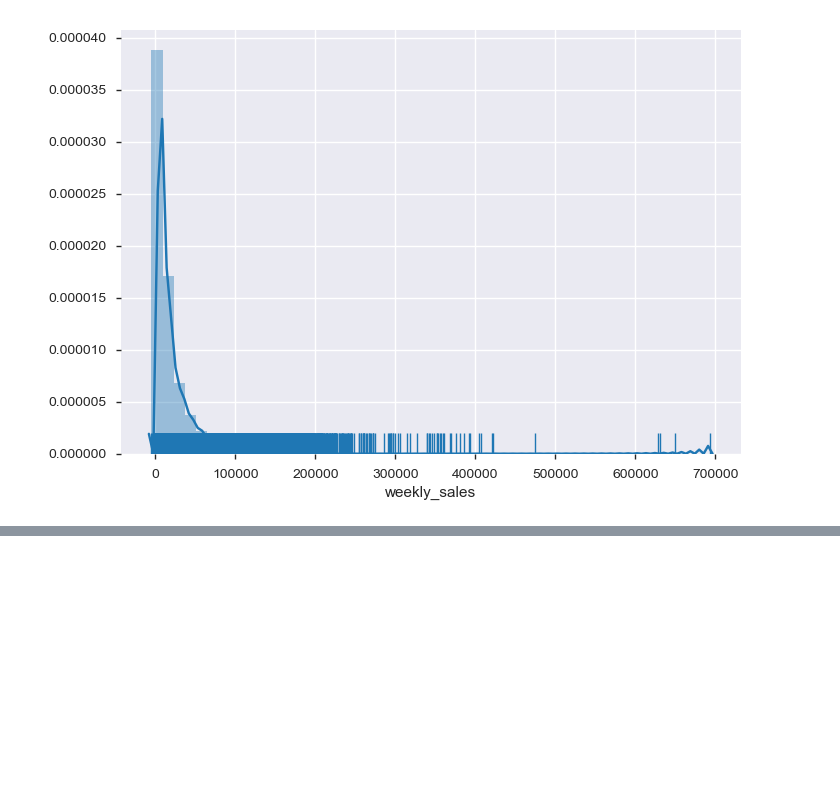
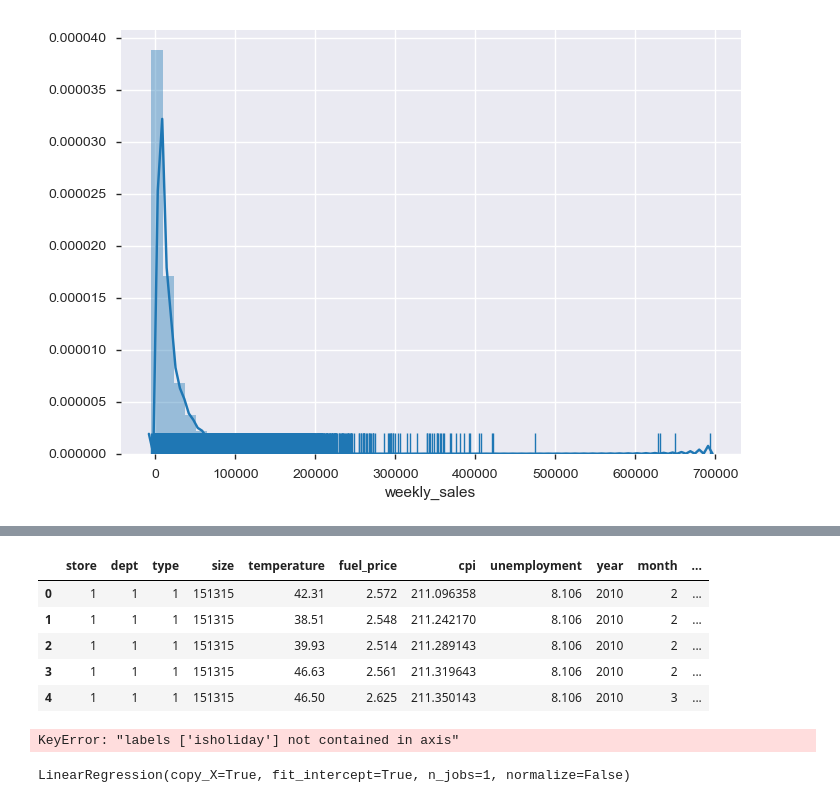
Before and after one commit to shashi29/Walmart-Kaggle-problem, a Jupyter notebook: M1.py.ipynb, the cells around one changed output, grey strips where cells are left out. Drawn from its saved outputs; the diff is of its cells as text; code cells hidden in the pictures; blank space fills up the shorter version.

```diff
--- a/M1.py.ipynb
+++ b/M1.py.ipynb
@@ -107,0 +138,4 @@ e1 = sns.distplot(df_base['weekly_sales'],rug=True,kde=True)
+# %%
+#Linear regression
+Feature_matrix = df_base.copy(deep=True)
+Feature_matrix.head()
@@ -107,0 +159,25 @@ e1 = sns.distplot(df_base['weekly_sales'],rug=True,kde=True)
+# %%
+target = Feature_matrix['weekly_sales']
+Feature_matrix.drop(columns=['date','weekly_sales'],axis=1,inplace=True)
+Feature_matrix.head()
+# %% [output]
+|  | store | dept | type | size | temperature | fuel_price | cpi | unemployment | year | month | ... |
+| 0 | 1 | 1 | 1 | 151315 | 42.31 | 2.572 | 211.096358 | 8.106 | 2010 | 2 | ... |
+| 1 | 1 | 1 | 1 | 151315 | 38.51 | 2.548 | 211.242170 | 8.106 | 2010 | 2 | ... |
+| 2 | 1 | 1 | 1 | 151315 | 39.93 | 2.514 | 211.289143 | 8.106 | 2010 | 2 | ... |
+| 3 | 1 | 1 | 1 | 151315 | 46.63 | 2.561 | 211.319643 | 8.106 | 2010 | 2 | ... |
+| 4 | 1 | 1 | 1 | 151315 | 46.50 | 2.625 | 211.350143 | 8.106 | 2010 | 3 | ... |
+# %%
+#e2 = sns.lineplot(x=df_base['date'],y=df_base['weekly_sales'],data=df_base,hue='isholiday')
+df_base['isholiday'].unique()
+Feature_matrix.drop(columns=['isholiday'],axis=1,inplace=True)
+Feature_matrix.head()
+# %% [output]
+KeyError: "labels ['isholiday'] not contained in axis"
+# %%
+#Linear regression
+from sklearn import linear_model
+from sklearn.model_selection import train_test_split
+X_train , X_test , y_train,y_teat = train_test_split(Feature_matrix,target,test_size=0.2,random_state=29)
+# %% [output]
+LinearRegression(copy_X=True, fit_intercept=True, n_jobs=1, normalize=False)
```
Also changed, not shown: parts of 10 cells of this notebook.
